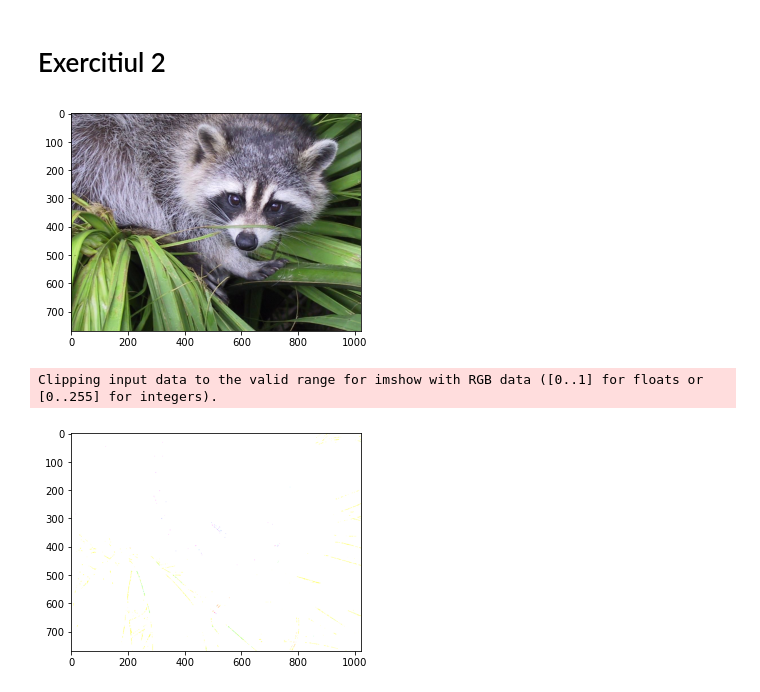
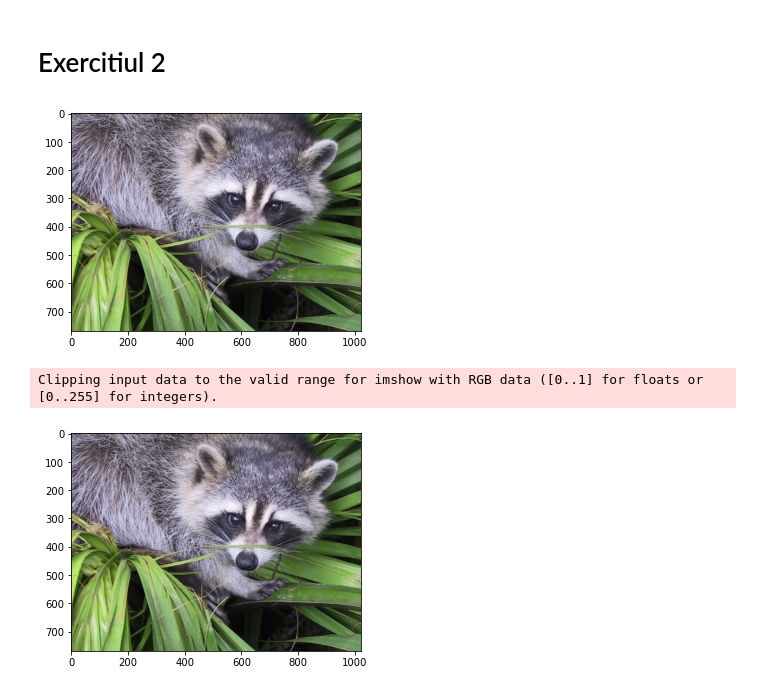
Before and after one commit to TeamUnibuc/TemePS, a Jupyter notebook: ps-tema-3.ipynb, the cells around one changed output. Cells and saved outputs as stored; diff of their text form; code cells hidden in the pictures.

```diff
--- a/ps-tema-3.ipynb
+++ b/ps-tema-3.ipynb
@@ -200,10 +200,11 @@ plt.show()
 # %%
 def to_ycrcb(img):
     def _ycc(r, g, b): # in (0,255) range
-        y = .299*r + .587*g + .114*b
-        cb = 128 -.168736*r -.331364*g + .5*b
-        cr = 128 +.5*r - .418688*g - .081312*b
+        y = 16 + 65.738 * r / 256 + 129.057 * g / 256 + 25.064 * b / 256
+        cb = 128 - 37.945 * r / 256 - 74.494 * g / 256 + 112.439 * b / 256
+        cr = 128 + 112.439 * r / 256 - 94.154 * g / 256 - 18.285 * b / 256
         return y, cb, cr
+
     r = [[[None for i in range(3)] for j in range(img.shape[1])] for k in range(img.shape[0])]
     for i in range(img.shape[0]):
         for j in range(img.shape[1]):
@@ -212,40 +213,43 @@ def to_ycrcb(img):
 
 def to_rgb(img):
     def _rgb(y, cb, cr):
-        r = y + 1.402 * (cr-128)
-        g = y - .34414 * (cb-128) -  .71414 * (cr-128)
-        b = y + 1.772 * (cb-128)
-        return r, g, b
+        val = 298.082 * y / 256
+
+        r = val + 408.583 * cr / 256 - 222.921
+        g = val - 100.291 * cb / 256 - 208.120 * cr / 256 + 135.576
+        b = val + 516.412 * cb / 256 - 276.836
+        return int(r), int(g), int(b)
 
     r = [[[None for i in range(3)] for j in range(img.shape[1])] for k in range(img.shape[0])]
     for i in range(img.shape[0]):
         for j in range(img.shape[1]):
             r[i][j][0], r[i][j][1], r[i][j][2] = _rgb(*img[i][j])
     return np.array(r)
 
 # incarcam imaginea RGB
 X = misc.face()
 
 plt.imshow(X)
 plt.show()
 
 # convertim la YCbCr
 X = to_ycrcb(X)
 
+
 # encodam imaginea
 X = [encode_image(X[:,:,i]).reshape(*X.shape[:2], 1) for i in range(3)]
 X = np.dstack(X)
 
 # decodam imaginea
 X = [decode_image(X[:,:,i]).reshape(*X.shape[:2], 1) for i in range(3)]
 X = np.dstack(X)
 
 # convertim inapoi la RGB
 X = to_rgb(X)
 
 plt.imshow(X)
 plt.show()
 # %% [output]
 [figure]
 Clipping input data to the valid range for imshow with RGB data ([0..1] for floats or [0..255] for integers).
-[figure, old version]
+[figure, new version]
```
